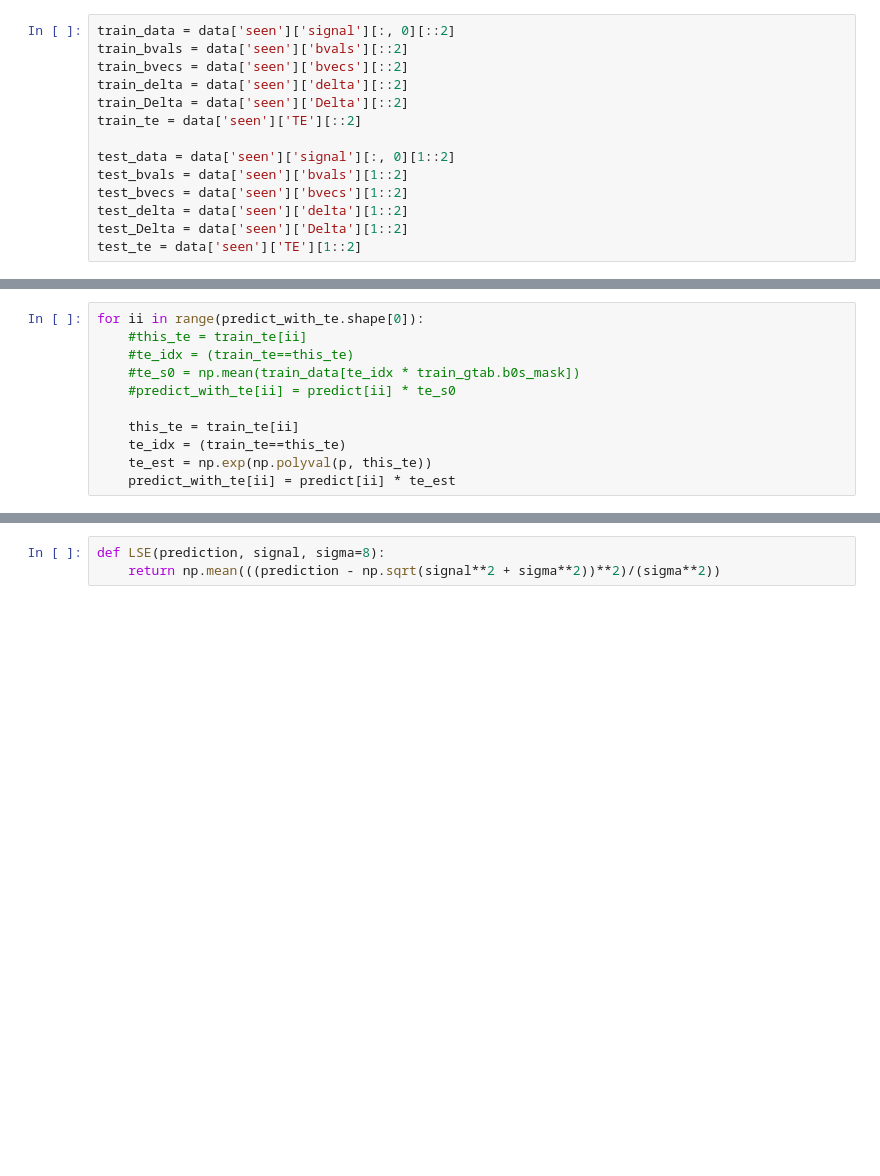
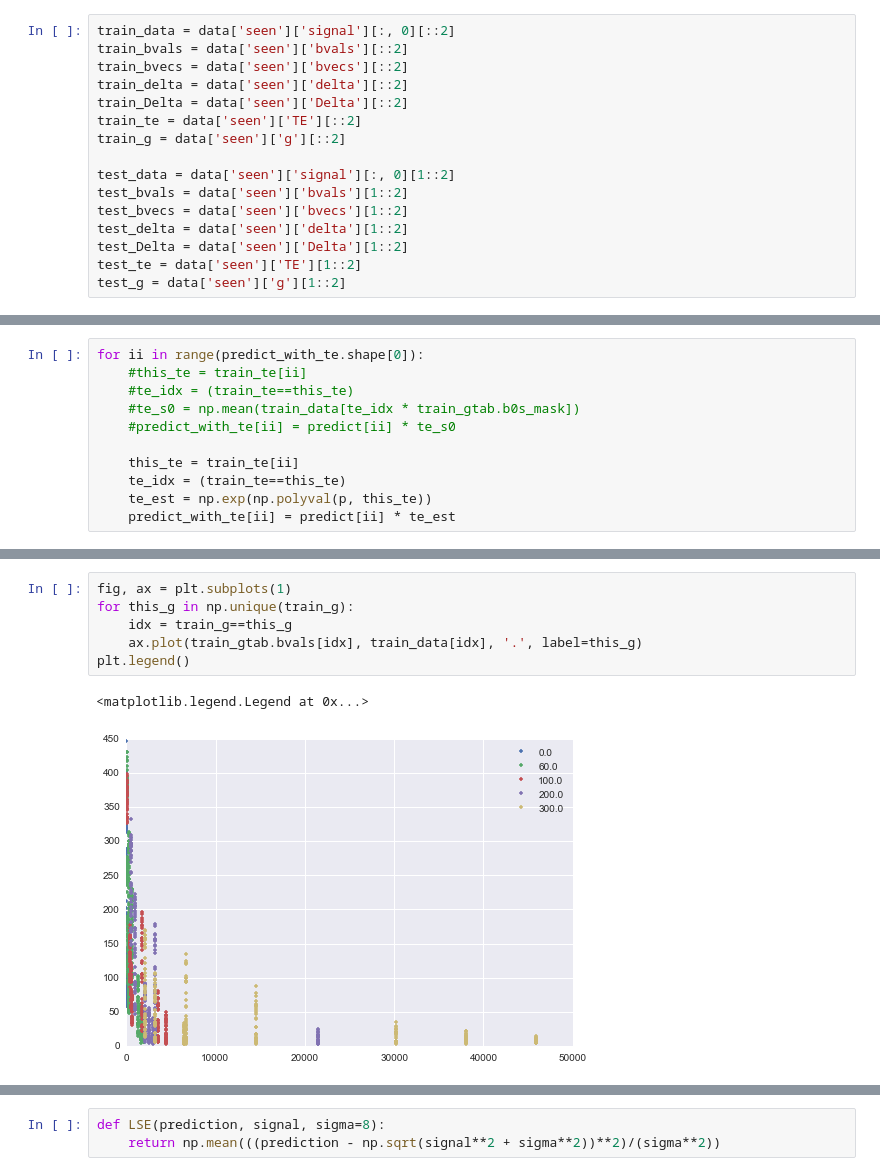
Before and after one commit to arokem/ISBI2015, a Jupyter notebook: ModelingTE.ipynb, the cells around one changed output, grey strips where cells are left out. Saved outputs shown, nothing was run; the diff lists cells and outputs as text; blank space fills up the shorter version.

```diff
--- a/ModelingTE.ipynb
+++ b/ModelingTE.ipynb
@@ -20,6 +21,7 @@ train_bvecs = data['seen']['bvecs'][::2]
 train_delta = data['seen']['delta'][::2]
 train_Delta = data['seen']['Delta'][::2]
 train_te = data['seen']['TE'][::2]
+train_g = data['seen']['g'][::2]
 
 test_data = data['seen']['signal'][:, 0][1::2]
 test_bvals = data['seen']['bvals'][1::2]
@@ -27,6 +29,7 @@ test_bvecs = data['seen']['bvecs'][1::2]
 test_delta = data['seen']['delta'][1::2]
 test_Delta = data['seen']['Delta'][1::2]
 test_te = data['seen']['TE'][1::2]
+test_g = data['seen']['g'][1::2]
 # %%
 train_gtab = grad.gradient_table(train_bvals, train_bvecs, big_delta=train_Delta, small_delta=train_delta)
 test_gtab = grad.gradient_table(test_bvals, test_bvecs, big_delta=test_Delta, small_delta=test_delta)
@@ -87,3 +106,12 @@ for ii in range(predict_with_te.shape[0]):
+# %%
+fig, ax = plt.subplots(1)
+for this_g in np.unique(train_g):
+    idx = train_g==this_g
+    ax.plot(train_gtab.bvals[idx], train_data[idx], '.', label=this_g)
+plt.legend()
+# %% [output]
+<matplotlib.legend.Legend at 0x...>
+[figure, added]
 # %%
 plt.plot(test_gtab.bvals, test_data, '.')
 plt.plot(test_gtab.bvals, predict_with_te, '.')
```
Also changed, not shown: parts of 13 cells of this notebook, 1 other file.
